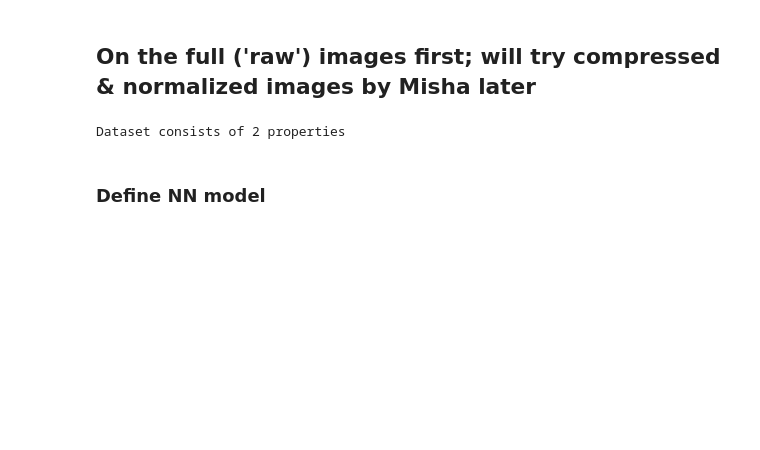
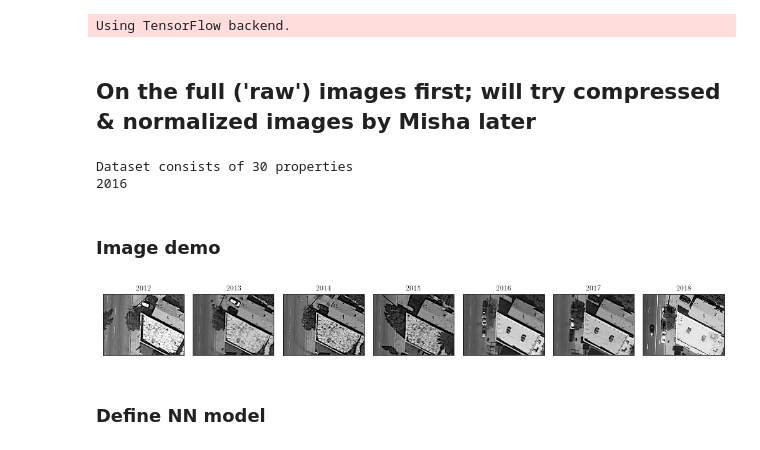
Before and after one commit to MishaLaskin/roofnet, a Jupyter notebook: confusion/Confusion.ipynb, the cells around one changed output. Drawn from its saved outputs; the diff is of its cells as text; code cells hidden in the pictures; blank space fills up the shorter version.

```diff
--- a/confusion/Confusion.ipynb
+++ b/confusion/Confusion.ipynb
@@ -14,8 +1,43 @@ from keras.losses import categorical_crossentropy
+# %%
+import numpy as np
+import glob
+import json
+from PIL import Image
+
+import matplotlib.pyplot as plt
+%matplotlib inline
+
+# ML libraries
+from keras.models import Sequential
+from keras.layers import Dense, Conv2D, Flatten, MaxPooling2D
+from keras.losses import categorical_crossentropy
+
+# Maplotlib configs (mainly to use LaTeX font to have consistent fonts in publication)
+import matplotlib
+rcparams = {
+    "pgf.texsystem": "pdflatex",        # change this if using xetex or lautex
+    "text.usetex": True,                # use LaTeX to write all text
+    "font.family": "lmodern",
+    "font.serif": [],                   # blank entries should cause plots to inherit fonts from the document
+    "font.sans-serif": [],
+    "font.monospace": [],
+    "font.size": 12,
+    "legend.fontsize": 12,
+    "xtick.labelsize": 12,
+    "ytick.labelsize": 12,
+    "pgf.preamble": [
+        r"\usepackage[utf8x]{inputenc}",    # use utf8 fonts becasue your computer can handle it :)
+        r"\usepackage[T1]{fontenc}",        # plots will be generated using this preamble
+        ]
+}
+matplotlib.rcParams.update(rcparams)
+# %% [output]
+Using TensorFlow backend.
 # %% [markdown]
 ## On the full ('raw') images first; will try compressed & normalized images by Misha later
 # %%
 # Load dataset
-building_directories = glob.glob("../../test/easy/*")[:2]
+building_directories = glob.glob("../../test/easy/*")
 
 img_width = 512
 img_height = 384
@@ -45,6 +67,9 @@ for d,directory in enumerate(building_directories):
         data = read_file.read()
     true_transition_years.append(int(data))
 
+    if d == 0:
+        print(true_transition_years[-1])
+
     # Get the images
     for y in range(num_years):
         # Load image, convert to gray scale, discard alpha channel and normalize pixel values
@@ -52,10 +77,25 @@ for d,directory in enumerate(building_directories):
         #dataset[d,y] = np.array(Image.open(directory + "/%s.png"%(2012+y)))[:,:,:3]/255
 
         # Normalize images
-        dataset[d,y] -= dataset[d,y].mean()
-        dataset[d,y] /= dataset[d,y].std()
+        #dataset[d,y] -= dataset[d,y].mean()
+        #dataset[d,y] /= dataset[d,y].std()
 # %% [output]
-Dataset consists of 2 properties
+Dataset consists of 30 properties
+2016
+# %% [markdown]
+### Image demo
+# %%
+fig, ax = plt.subplots(1,7,figsize=(14,14/7))
+
+for i in range(7):
+    ax[i].imshow(dataset[0,i][:,:,0], cmap='gray')
+    ax[i].set_xticks([])
+    ax[i].set_yticks([])
+    ax[i].set_title(2012 + i)
+
+fig.tight_layout()
+# %% [output]
+[figure, added]
 # %% [markdown]
 ### Define NN model
 # %%
```
Also changed, not shown: parts of 11 cells of this notebook.
